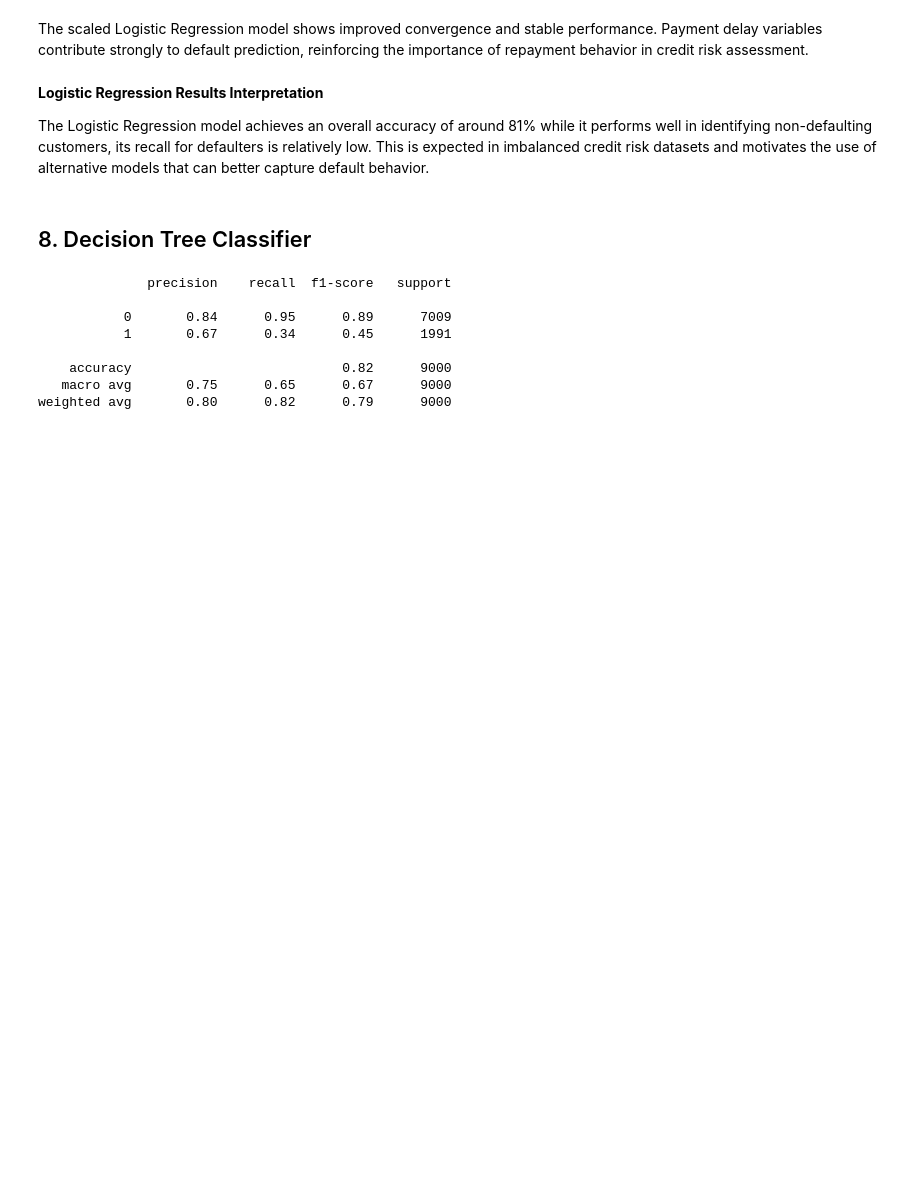
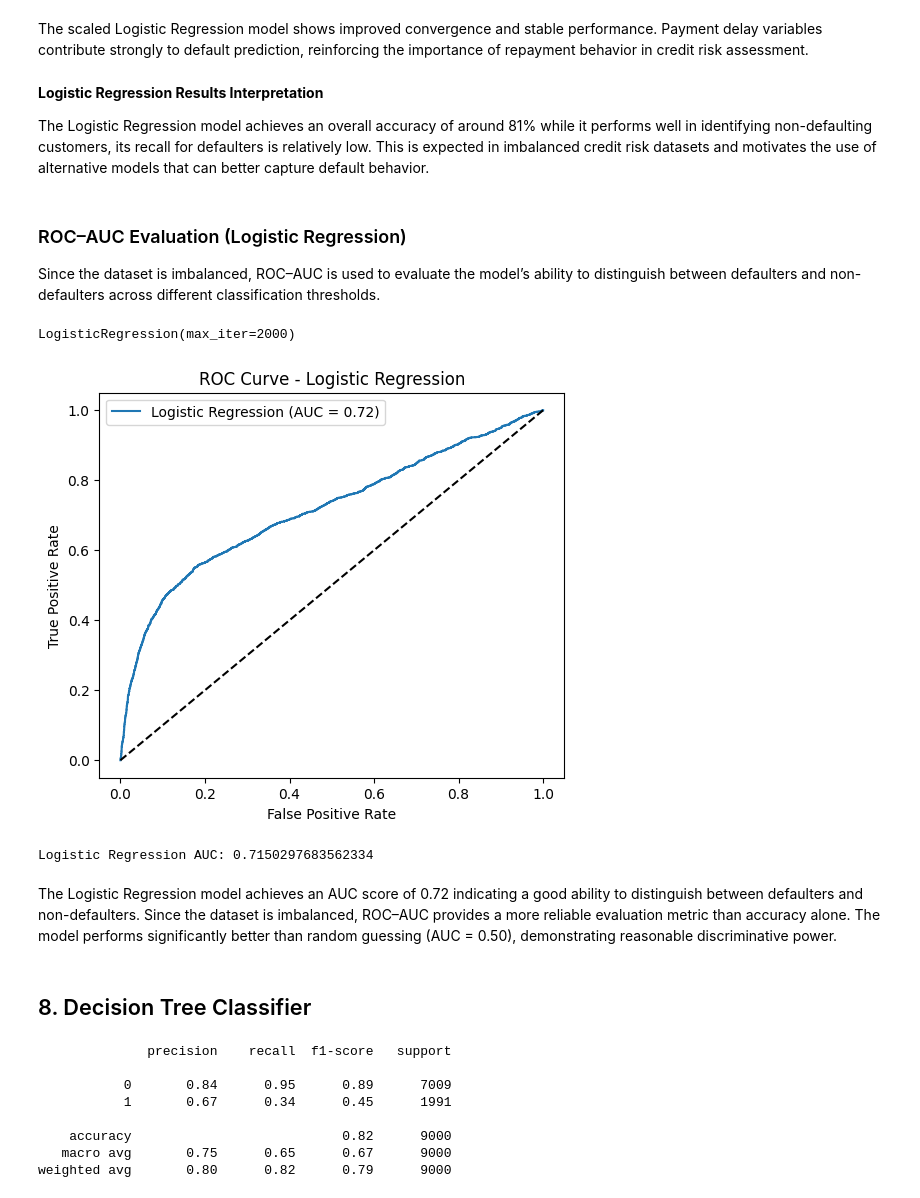
Before and after one commit to 09AnushkaSingh/credit-card-default-prediction, a Jupyter notebook: Credit_card_default_prediction.ipynb, the cells around one changed output. Saved outputs shown, nothing was run; the diff lists cells and outputs as text; code cells hidden in the pictures; blank space fills up the shorter version.

```diff
--- a/Credit_card_default_prediction.ipynb
+++ b/Credit_card_default_prediction.ipynb
@@ -284,3 +323,11 @@ of repayment behavior in credit risk assessment.
 
 The Logistic Regression model achieves an overall accuracy of around 81% while it performs well in identifying non-defaulting customers, its recall for defaulters is relatively low.
 This is expected in imbalanced credit risk datasets and motivates the use of alternative models that can better capture default behavior.
+# %% [markdown]
+### ROC–AUC Evaluation (Logistic Regression)
+
+Since the dataset is imbalanced, ROC–AUC is used to evaluate the model’s ability to distinguish between defaulters and non-defaulters across different classification thresholds.
+# %%
+final_log_model.fit(X_train_scaled, y_train)
+# %% [output]
+LogisticRegression(max_iter=2000)
@@ -287,3 +336,32 @@ This is expected in imbalanced credit risk datasets and motivates the use of alt
+# %%
+from sklearn.metrics import roc_curve, roc_auc_score
+
+# Predict probabilities
+y_prob_log = final_log_model.predict_proba(X_test_scaled)[:, 1]
+
+# ROC curve values
+fpr_log, tpr_log, _ = roc_curve(y_test, y_prob_log)
+
+# AUC score
+auc_log = roc_auc_score(y_test, y_prob_log)
+
+# Plot ROC Curve
+plt.figure(figsize=(6,5))
+plt.plot(fpr_log, tpr_log, label=f'Logistic Regression (AUC = {auc_log:.2f})')
+plt.plot([0,1],[0,1],'k--')
+plt.xlabel('False Positive Rate')
+plt.ylabel('True Positive Rate')
+plt.title('ROC Curve - Logistic Regression')
+plt.legend()
+plt.show()
+
+print("Logistic Regression AUC:", auc_log)
+# %% [output]
+[figure, added]
+Logistic Regression AUC: 0.7150297683562334
+# %% [markdown]
+The Logistic Regression model achieves an AUC score of 0.72 indicating a good ability to distinguish between defaulters and non-defaulters.
+Since the dataset is imbalanced, ROC–AUC provides a more reliable evaluation metric than accuracy alone. The model performs significantly better than random guessing (AUC = 0.50), demonstrating reasonable discriminative power.
 # %% [markdown]
 ## 8. Decision Tree Classifier
 # %%
```
Also changed, not shown: parts of 18 cells of this notebook.
